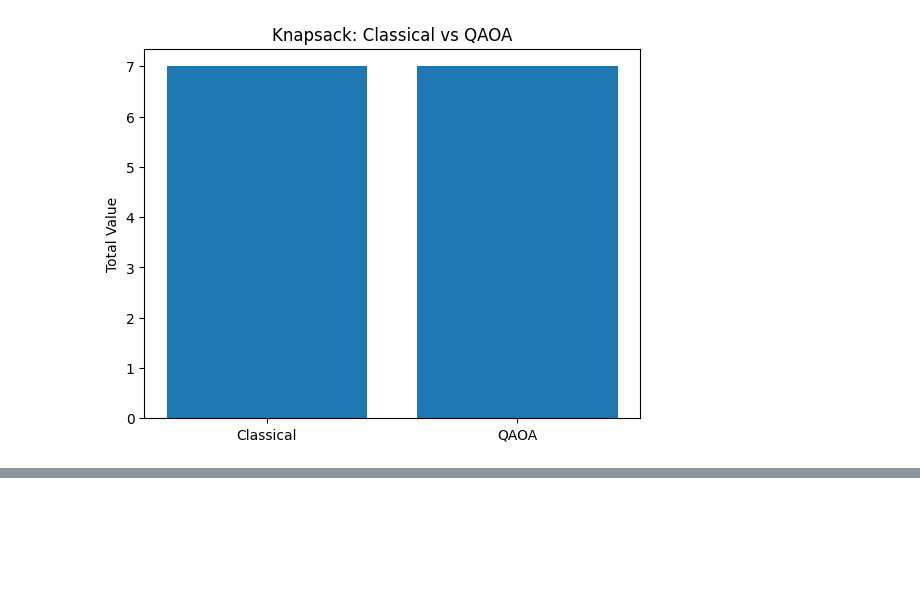
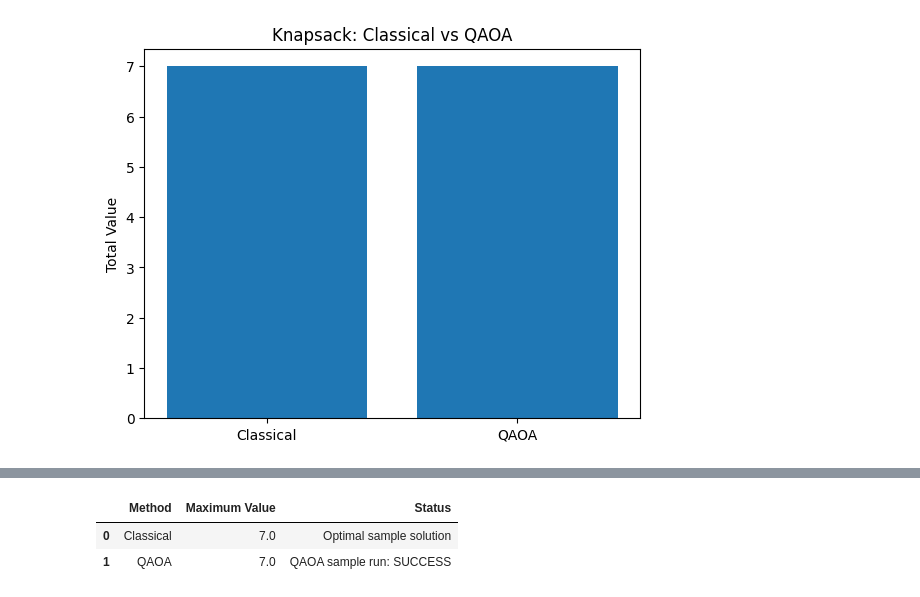
Before and after one commit to spurthireddy1231-max/Qiskit_Knapsack_Hackthon, a Jupyter notebook: Qiskit_Knapsack_QAQA.ipynb, the cells around one changed output, grey strips where cells are left out. Saved outputs shown, nothing was run; the diff lists cells and outputs as text; code cells hidden in the pictures; blank space fills up the shorter version.

Commit message:
Added QAOA comparison and conclusion

```diff
--- a/Qiskit_Knapsack_QAQA.ipynb
+++ b/Qiskit_Knapsack_QAQA.ipynb
@@ -1146,0 +1177,14 @@ plt.show()
+# %%
+import pandas as pd
+
+comparison = pd.DataFrame({
+    "Method": ["Classical", "QAOA"],
+    "Maximum Value": [7.0, 7.0],
+    "Status": ["Optimal sample solution", "QAOA sample run: SUCCESS"]
+})
+
+display(comparison)
+# %% [output]
+|  | Method | Maximum Value | Status |
+| 0 | Classical | 7.0 | Optimal sample solution |
+| 1 | QAOA | 7.0 | QAOA sample run: SUCCESS |
```
Also changed, not shown: parts of 6 cells of this notebook.
